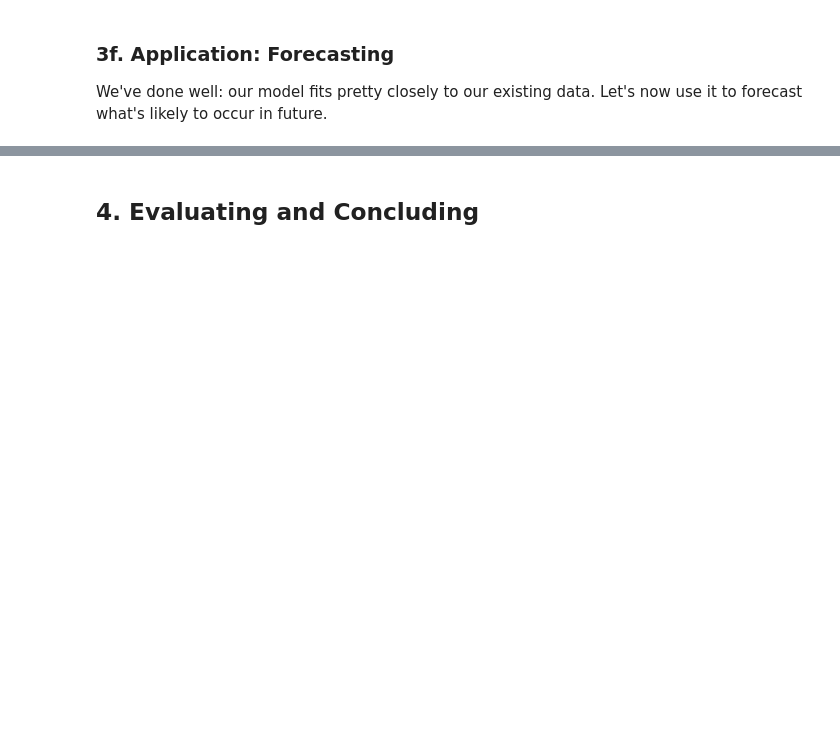
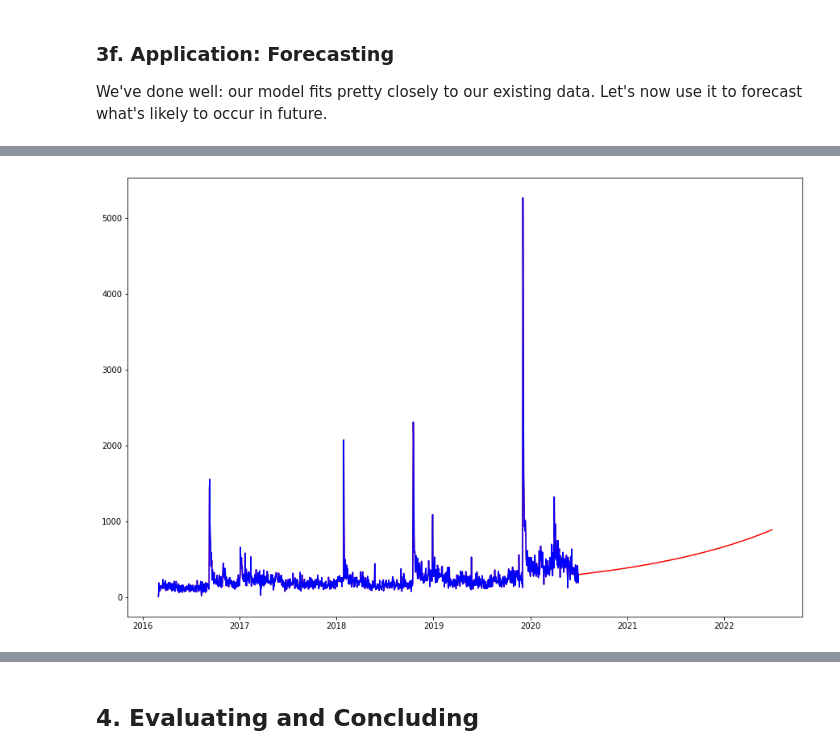
Before and after one commit to NancyKecso/Springboard, a Jupyter notebook: Capstone 3 elementary OS revenue projection/Capstone 3 - Step 4 Preprocessing and Step 5 Modeling - ARIMA.ipynb, the cells around one changed output, grey strips where cells are left out. Drawn from its saved outputs; the diff is of its cells as text; code cells hidden in the pictures; blank space fills up the shorter version.

```diff
--- a/Capstone 3 elementary OS revenue projection/Capstone 3 - Step 4 Preprocessing and Step 5 Modeling - ARIMA.ipynb
+++ b/Capstone 3 elementary OS revenue projection/Capstone 3 - Step 4 Preprocessing and Step 5 Modeling - ARIMA.ipynb
@@ -316,7 +454,9 @@ pred = np.exp(future_dates)
 # %%
 # Now plot the original variable y
 # Use the same functions as before
 plt.figure(figsize=(15,10))
 plt.plot(np.exp(y.append(pred['Prediction'])),color='red')
-plt.plot(y, color='blue')
+plt.plot(dfmodel['y_orig'], color='blue')
 plt.show()
+# %% [output]
+[figure, added]
```
Also changed, not shown: parts of 20 cells of this notebook, 14 other files.
